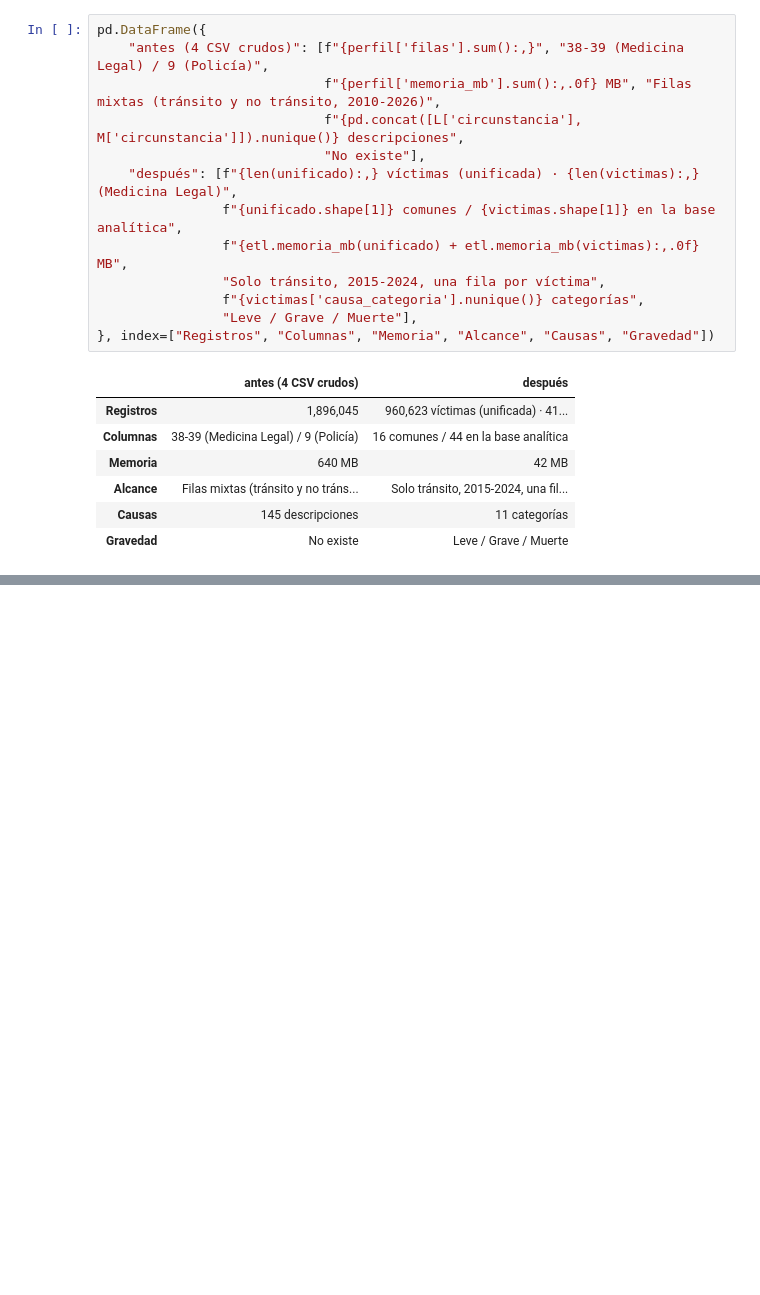
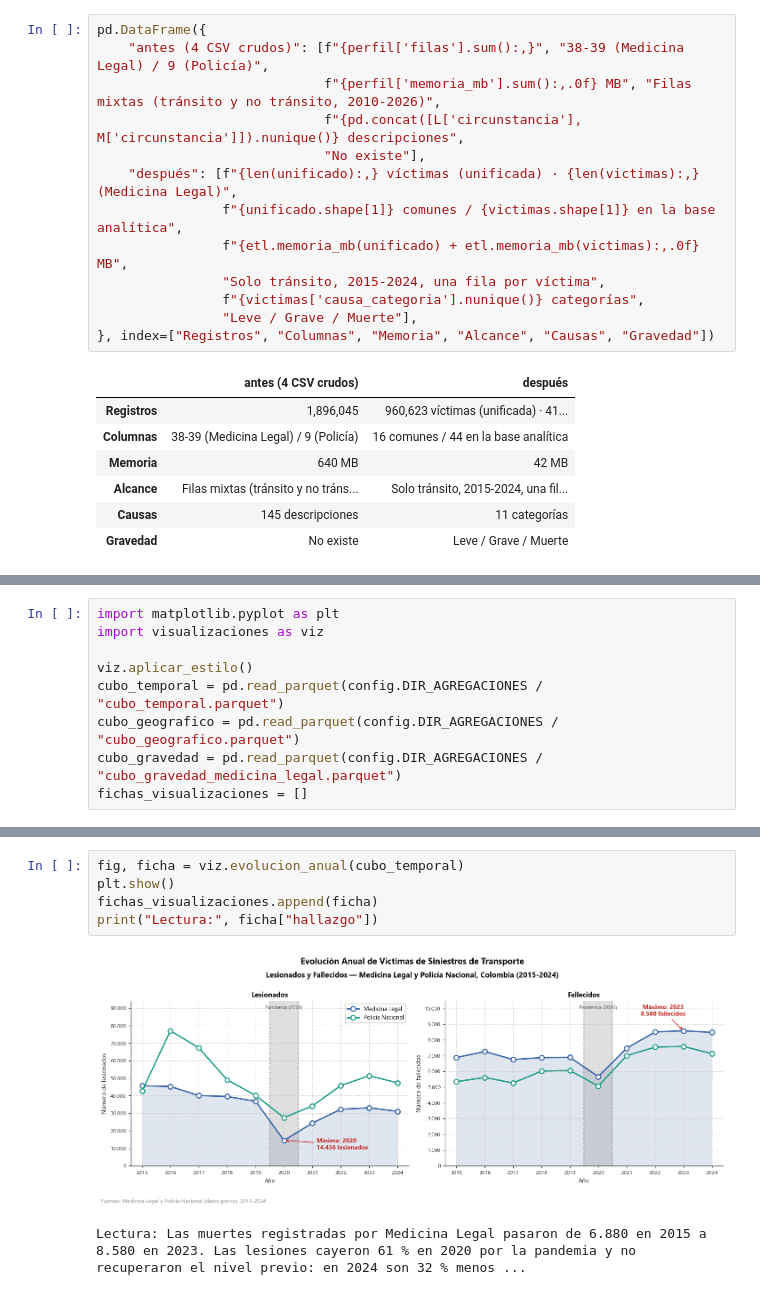
Before and after one commit to ingjuancrojasl-crypto/Rojas_Juan_BigData_ProyectoFinal, a Jupyter notebook: notebooks/Rojas_Juan_BigData_ProyectoFinal.ipynb, the cells around one changed output, grey strips where cells are left out. Cells and saved outputs as stored; diff of their text form; blank space fills up the shorter version.

```diff
--- a/notebooks/Rojas_Juan_BigData_ProyectoFinal.ipynb
+++ b/notebooks/Rojas_Juan_BigData_ProyectoFinal.ipynb
@@ -783,0 +822,9 @@ pd.DataFrame({
+# %%
+import matplotlib.pyplot as plt
+import visualizaciones as viz
+
+viz.aplicar_estilo()
+cubo_temporal = pd.read_parquet(config.DIR_AGREGACIONES / "cubo_temporal.parquet")
+cubo_geografico = pd.read_parquet(config.DIR_AGREGACIONES / "cubo_geografico.parquet")
+cubo_gravedad = pd.read_parquet(config.DIR_AGREGACIONES / "cubo_gravedad_medicina_legal.parquet")
+fichas_visualizaciones = []
@@ -783,0 +896,8 @@ pd.DataFrame({
+# %%
+fig, ficha = viz.evolucion_anual(cubo_temporal)
+plt.show()
+fichas_visualizaciones.append(ficha)
+print("Lectura:", ficha["hallazgo"])
+# %% [output]
+[figure, added]
+Lectura: Las muertes registradas por Medicina Legal pasaron de 6.880 en 2015 a 8.580 en 2023. Las lesiones cayeron 61 % en 2020 por la pandemia y no recuperaron el nivel previo: en 2024 son 32 % menos ...
```
Also changed, not shown: parts of 30 cells of this notebook.
